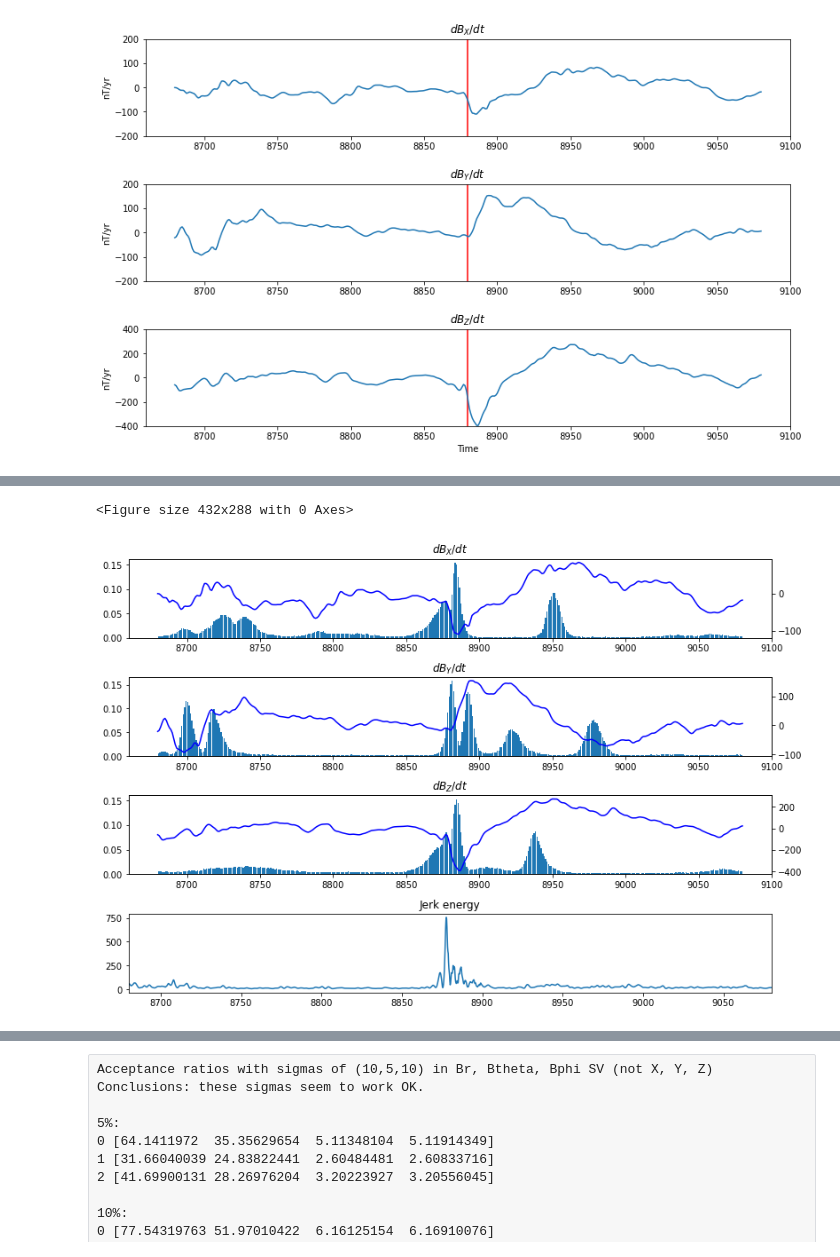
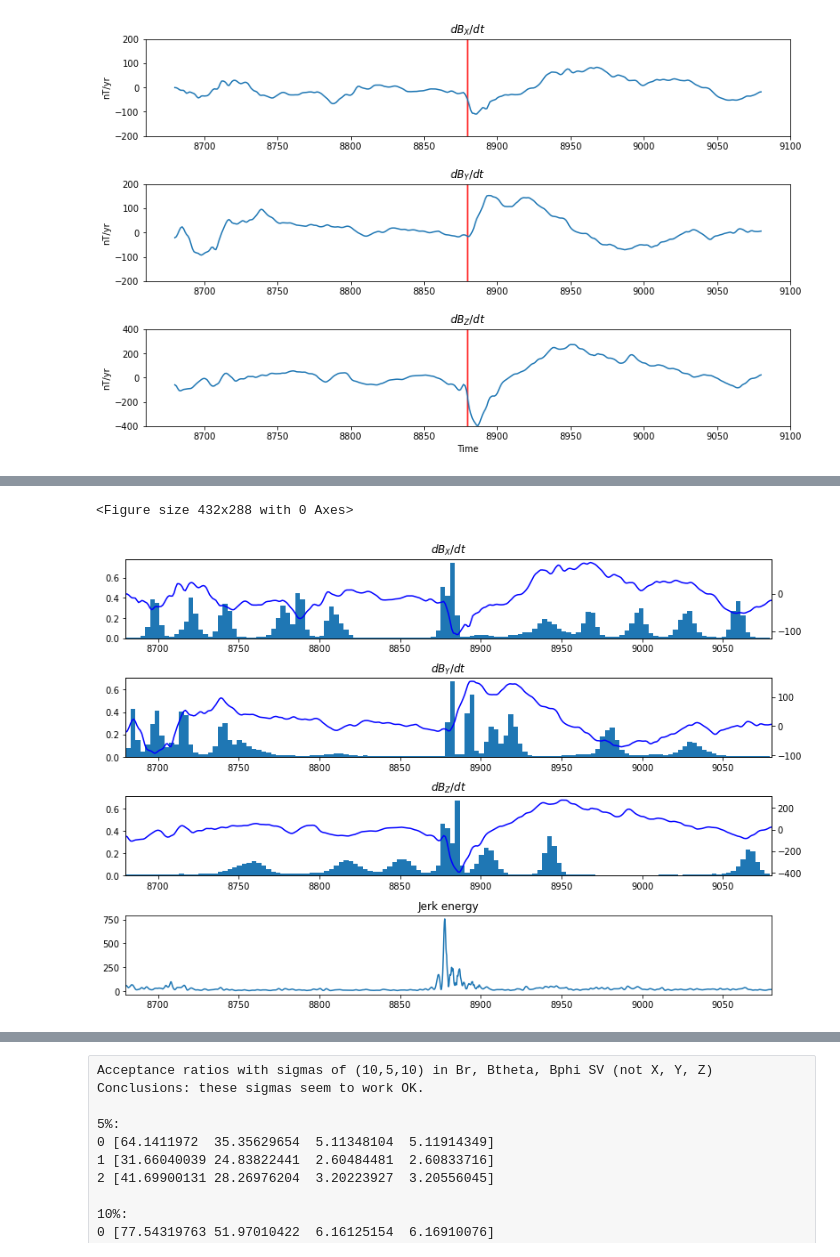
Before and after one commit to plivermore/jerk_finder, a Jupyter notebook: Python/Explore_path_model1.ipynb, the cells around one changed output, grey strips where cells are left out. Saved outputs shown, nothing was run; the diff lists cells and outputs as text; code cells hidden in the pictures.

```diff
--- a/Python/Explore_path_model1.ipynb
+++ b/Python/Explore_path_model1.ipynb
@@ -137,8 +137,15 @@ TIMES = time_yearly
 NUM_DATA = len(TIMES)
 TIMES_MIN = TIMES.min()
 TIMES_MAX = TIMES.max()
-CP_NBINS = 1*np.int(TIMES_MAX - TIMES_MIN) #one per year
-CP_hist_save = np.zeros( (len(run_components),CP_NBINS), dtype=int )
+
+# ****************************************
+# Define diagnostic time bins here
+# ****************************************
+time_intervals_edges = np.arange(TIMES_MIN,TIMES_MAX+1,3) #return bin spacing of 3 years, up to and including the end point if appropriate.
+time_intervals_nbins = time_intervals_edges.shape[0]-1
+delta_hist_save = np.zeros( (len(run_components),time_intervals_nbins), dtype=float )
+CP_hist_save = np.zeros( (len(run_components),time_intervals_nbins), dtype=int )
+
 
 for i in run_components:
     if i == 0:
@@ -172,16 +179,19 @@ for i in run_components:
     INF = np.zeros(discretise_size,dtype=float)
     MEDIAN = np.zeros(discretise_size,dtype=float)
     MODE = np.zeros(discretise_size,dtype=float)
-    CP_hist_run = np.zeros( CP_NBINS, dtype=int )
     MARGINAL_DENSITY = np.zeros( (discretise_size,NBINS),dtype=float )
     N_CP_hist = np.zeros( K_MAX, dtype=int)
+    delta_slope = np.zeros( time_intervals_nbins,dtype=float )
+    CP = np.zeros( time_intervals_nbins, dtype=int )
 
-    (Acceptance_rates, SUP, INF, AV, MEDIAN, MODE, CP_hist_run, MARGINAL_DENSITY, N_CP_hist) = jerks.rjmcmc(
+    (Acceptance_rates, SUP, INF, AV, MEDIAN, MODE, CP, delta_slope, MARGINAL_DENSITY, N_CP_hist) = jerks.rjmcmc(
      sigmas=sigmas, burn_in=burn_in,
      nsample=NSAMPLE, num_data=NUM_DATA, times=TIMES, y=SV, delta_y=delta_SV,
      y_min=SV_MIN, y_max=SV_MAX, times_min=TIMES_MIN, times_max=TIMES_MAX, k_min=K_MIN,
-     k_max=K_MAX, discretise_size=discretise_size, cp_nbins = CP_NBINS,
+     k_max=K_MAX, discretise_size=discretise_size, time_intervals_nbins = time_intervals_nbins,time_intervals_edges = time_intervals_edges,
      thin=THIN, nbins=NBINS, credible=credible, running_mode=RUNNING_MODE)
-    CP_hist_save[i,:] = CP_hist_run[:]
+
+    CP_hist_save[i,:] = CP[:]
+    delta_hist_save[i,:] = delta_slope[:]
     print(i, Acceptance_rates)
 # %% [output]
@@ -191,28 +252,31 @@ TypeError: jerks.jerks.rjmcmc() missing required argument 'time_intervals_edges'
 # %%
 plt.figure()
 f, (ax1, ax2,ax3,ax4) = plt.subplots(4, 1, figsize=(13,9) )
 fac = (NSAMPLE-burn_in)/THIN
-left_edges = np.linspace(TIMES_MIN, TIMES_MAX, CP_NBINS,endpoint=False)
-ax1.bar(left_edges, CP_hist_save[0,:]/fac, align='edge', width = 0.85*(left_edges[1] - left_edges[0]))
-ax2.bar(left_edges, CP_hist_save[1,:]/fac, align='edge', width = 0.85*(left_edges[1] - left_edges[0]))
-ax3.bar(left_edges, CP_hist_save[2,:]/fac, align='edge', width = 0.85*(left_edges[1] - left_edges[0]))
+left_edges = time_intervals_edges[:-1]
+ax1.bar(left_edges, CP_hist_save[0,:]/fac, align='edge', width = 1*(left_edges[1] - left_edges[0]))
+ax2.bar(left_edges, CP_hist_save[1,:]/fac, align='edge', width = 1*(left_edges[1] - left_edges[0]))
+ax3.bar(left_edges, CP_hist_save[2,:]/fac, align='edge', width = 1*(left_edges[1] - left_edges[0]))
 ax5 = ax1.twinx()
 ax5.plot(TIMES,Bx_dot,'b')
 ax5 = ax2.twinx()
 ax5.plot(TIMES,By_dot,'b')
 ax5 = ax3.twinx()
 ax5.plot(TIMES,Bz_dot,'b')
+ax1.set_xlim(time_yearly.min(), time_yearly.max() )
+ax2.set_xlim(time_yearly.min(), time_yearly.max() )
+ax3.set_xlim(time_yearly.min(), time_yearly.max() )
 
 time_EJ, EJ = np.loadtxt('Jerk_energy.dat',unpack=True)
 ax4.plot(time_EJ, EJ )
 ax4.set_xlim(time_yearly.min(), time_yearly.max() )
 ax4.set_title('Jerk energy')
 
 ax1.set_title(r'$d{B_X}/dt$')
 ax2.set_title(r'$d{B_Y}/dt$')
 ax3.set_title(r'$d{B_Z}/dt$')
 plt.subplots_adjust(left=None, bottom=None, right=None, top=None, wspace=None, hspace=0.5)
-plt.savefig('Jerk9_xyz_like_'+str(SV_error)+'.pdf')
+#plt.savefig('Jerk9_xyz_like_'+str(SV_error)+'zoomed.pdf')
 # %% [output]
 <Figure size 432x288 with 0 Axes>
-[figure, old version]
+[figure, new version]
```
Also changed, not shown: parts of 39 cells of this notebook, 14 other files.
